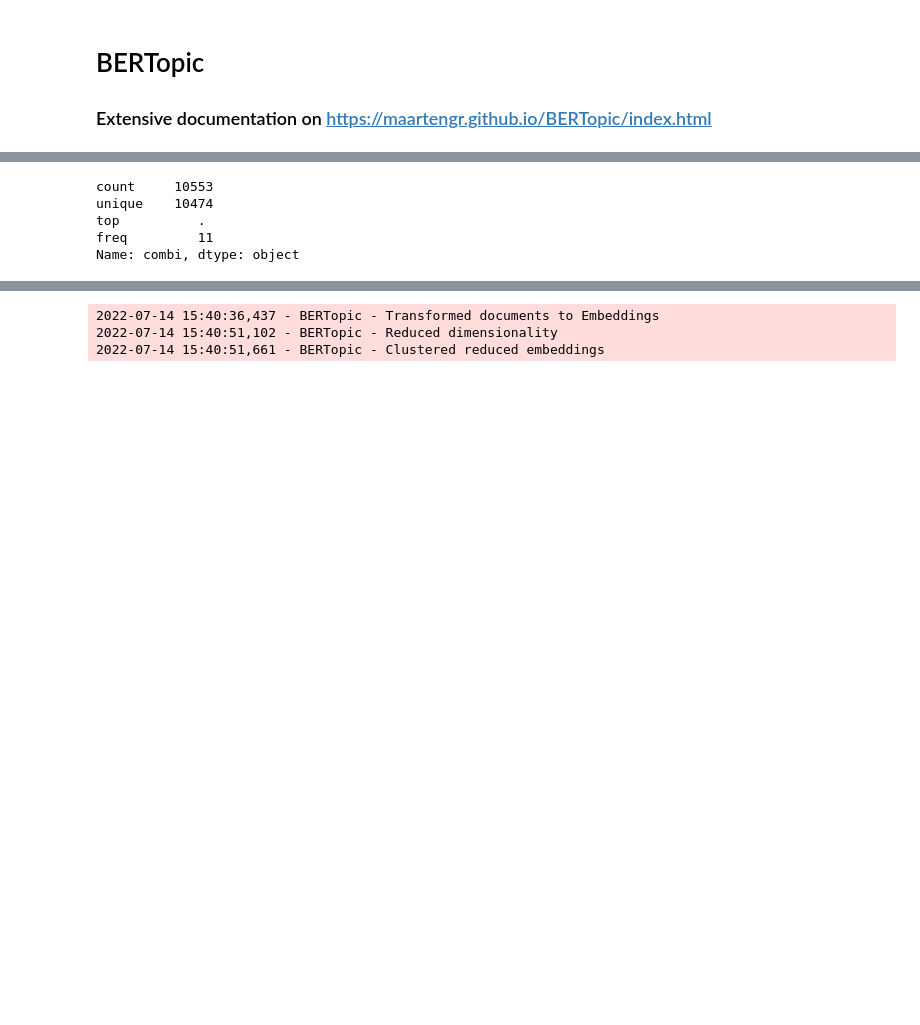
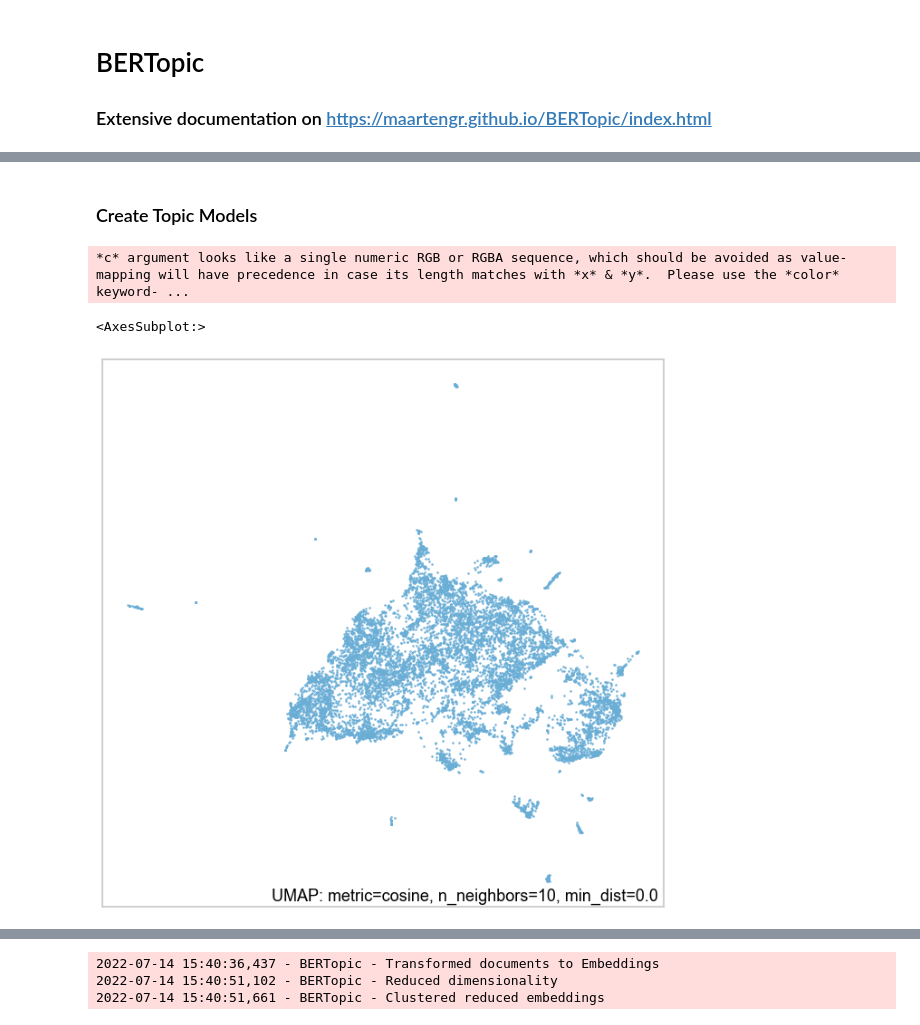
Before and after one commit to sssomani/statins_reddit, a Jupyter notebook: notebooks/BERTopic_statins.ipynb, the cells around one changed output, grey strips where cells are left out. Saved outputs shown, nothing was run; the diff lists cells and outputs as text; code cells hidden in the pictures; blank space fills up the shorter version.

```diff
--- a/notebooks/BERTopic_statins.ipynb
+++ b/notebooks/BERTopic_statins.ipynb
@@ -86,23 +73,15 @@ stopusingstatins          9
 Name: subreddit, dtype: int64
 # %%
-# Fill empty cells, combine title and body, and remove some weird html tags
-df['body'] = df['body'].fillna('')
-df['title'] = df['title'].fillna('')
-df['combi'] = df['title'] + '. ' + df['body']
-df.combi = df.combi.str.replace("http\S+", "")
-df.combi = df.combi.str.replace("\\n", " ")
-df.combi = df.combi.str.replace("&gt;", "")
+# Fill empty cells and remove some weird html tags
+df['content'].fillna("", inplace=True)
+df.content = df.content.str.replace("http\S+", "")
+df.content = df.content.str.replace("\\n", " ")
+df.content = df.content.str.replace("&gt;", "")
-# %%
-df['combi'].describe()
-# %% [output]
-count     10553
-unique    10474
-top          .
-freq         11
-Name: combi, dtype: object
 # %%
 # Turn into list
-texts = df['combi']
+texts = df['content']
 texts_list = texts.to_list()
+# %% [markdown]
+### Create Topic Models
 # %%
 # Calculate embeddings, so you don't have to do this every time you run the topic model
@@ -112,5 +88,18 @@ from sentence_transformers import SentenceTransformer
 sentence_model = SentenceTransformer("all-MiniLM-L6-v2")
 embeddings = sentence_model.encode(texts_list, show_progress_bar=True)
+# %%
+# Let's see how our embeddings look like to begin with.
+
+umap_model = UMAP(n_neighbors=10, n_components=2,
+                  min_dist=0.0, metric='cosine', random_state=42)
+
+umap_red_embs = umap_model.fit(embeddings)
+# %%
+umap_plot.points(umap_red_embs)
+# %% [output]
+*c* argument looks like a single numeric RGB or RGBA sequence, which should be avoided as value-mapping will have precedence in case its length matches with *x* & *y*.  Please use the *color* keyword- ...
+<AxesSubplot:>
+[figure, added]
 # %%
 # If needed, this can be used to increase or decrease cluster size by changing the 'min_samples' parameter.
 # Higher number means less clusters. Standard is 10.
```
Also changed, not shown: parts of 83 cells of this notebook, 3 other files.
